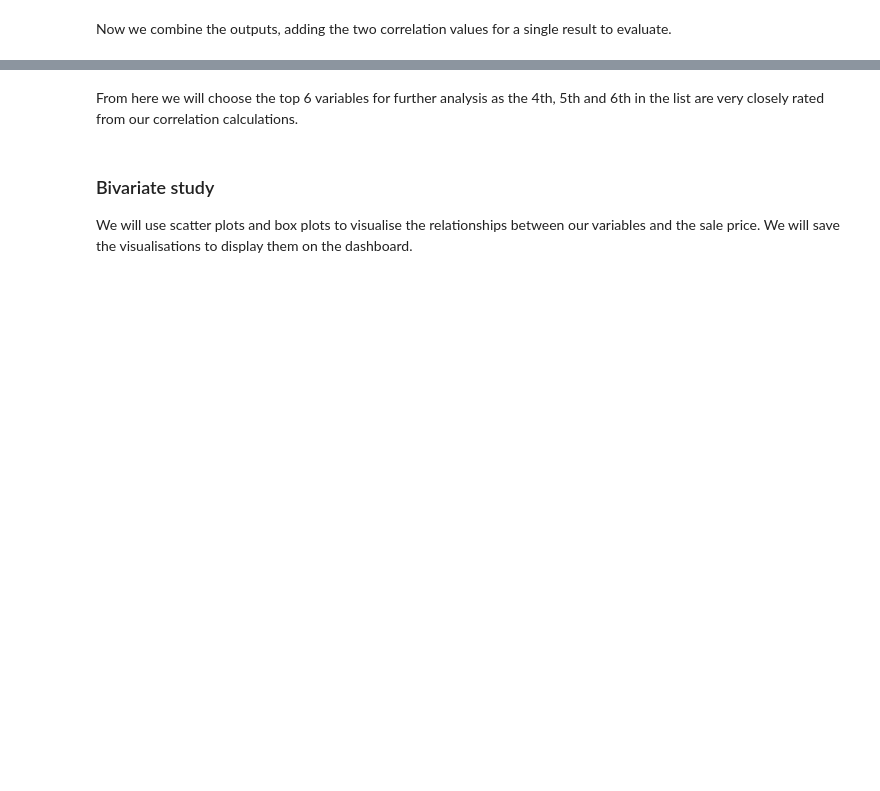
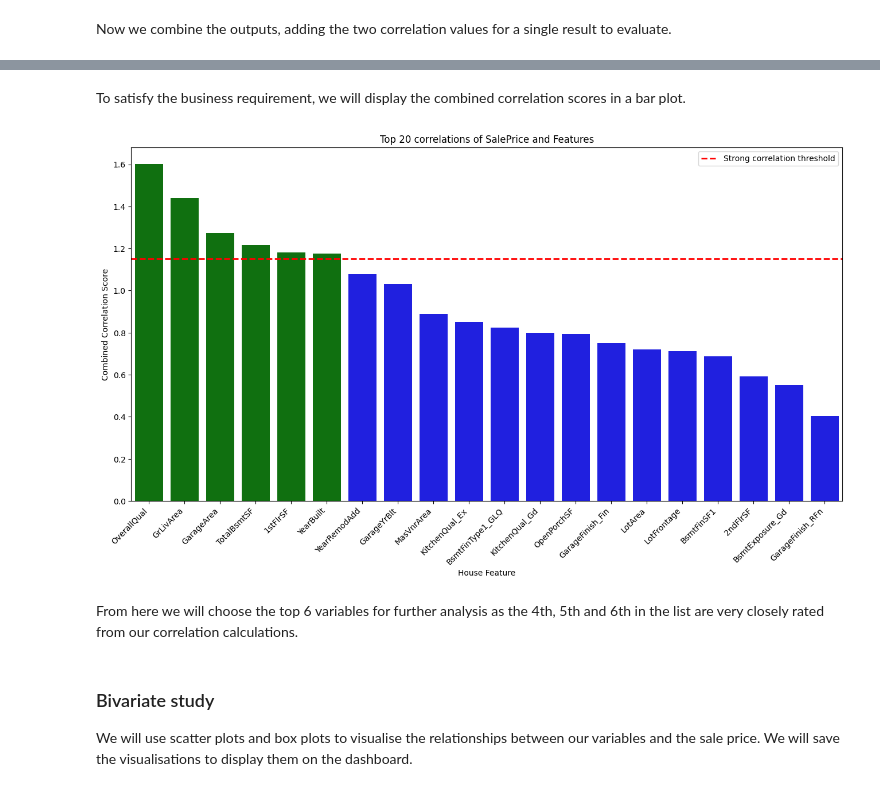
Before and after one commit to bmays9/house-prices-ml, a Jupyter notebook: jupyter_notebooks/04 - CorrelationStudy.ipynb, the cells around one changed output, grey strips where cells are left out. Cells and saved outputs as stored; diff of their text form; code cells hidden in the pictures; blank space fills up the shorter version.

Commit message:
Combined correlation barplot visual

```diff
--- a/jupyter_notebooks/04 - CorrelationStudy.ipynb
+++ b/jupyter_notebooks/04 - CorrelationStudy.ipynb
@@ -95,5 +104,5 @@ As expected, our dataset now has additional columns (total of 40). This is due t
 # %% [markdown]
 Now we use the corr() function with spearman and pearson methods to determine which variables warrant further investigation.
 # %%
-corr_spearman = df_ohe.corr(method='spearman')['SalePrice'].sort_values(key=abs, ascending=False)[1:].head(10)
-corr_spearman
+corr_spearman = df_ohe.corr(method='spearman')['SalePrice'].sort_values(key=abs, ascending=False)[1:]
+corr_spearman.head(10)
@@ -100,3 +121,3 @@ corr_spearman
 # %%
-corr_pearson = df_ohe.corr(method='pearson')['SalePrice'].sort_values(key=abs, ascending=False)[1:].head(10)
-corr_pearson
+corr_pearson = df_ohe.corr(method='pearson')['SalePrice'].sort_values(key=abs, ascending=False)[1:]
+corr_pearson.head(10)
@@ -112,3 +157,45 @@ print(combined_corr)
+# %% [markdown]
+To satisfy the business requirement, we will display the combined correlation scores in a bar plot.
+# %%
+combined_corr = {
+    'Feature': combined_corr.index,
+    'Score': combined_corr.sort_values(ascending=False)
+}
+combined_corr_df = pd.DataFrame.from_dict(combined_corr).head(20)
+# %%
+import matplotlib.pyplot as plt
+import seaborn as sns
+
+# Define a new column for color categories
+combined_corr_df['Correlation Type'] = combined_corr_df['Score'].apply(lambda x: 'Strong' if x > 1.15 else 'Weak')
+
+# Define color mapping
+color_palette = {'Strong': 'green', 'Weak': 'blue'}
+
+# Create Seaborn bar chart
+plt.figure(figsize=(16, 8))
+ax = sns.barplot(x='Feature', y='Score', data=combined_corr_df, hue='Correlation Type', palette=color_palette, legend=False)
+
+# Add a red horizontal line at 1.15
+plt.axhline(
+    y=1.15, color='red', linestyle='--', linewidth=2, label="Strong correlation threshold"
+    )
+
+# Labels and title
+plt.xlabel('House Feature')
+plt.ylabel('Combined Correlation Score')
+plt.title('Top 20 correlations of SalePrice and Features')
+
+# Legend
+plt.legend(bbox_to_anchor=(1.0, 1), loc='upper right')
+
+# Rotate x-axis labels for better readability
+plt.xticks(rotation=45, ha='right')
+
+# Show plot
+plt.show()
+# %% [output]
+[figure, added]
 # %% [markdown]
 From here we will choose the top 6 variables for further analysis as the 4th, 5th and 6th in the list are very closely rated from our correlation calculations.
 # %%
```
Also changed, not shown: parts of 6 cells of this notebook.
